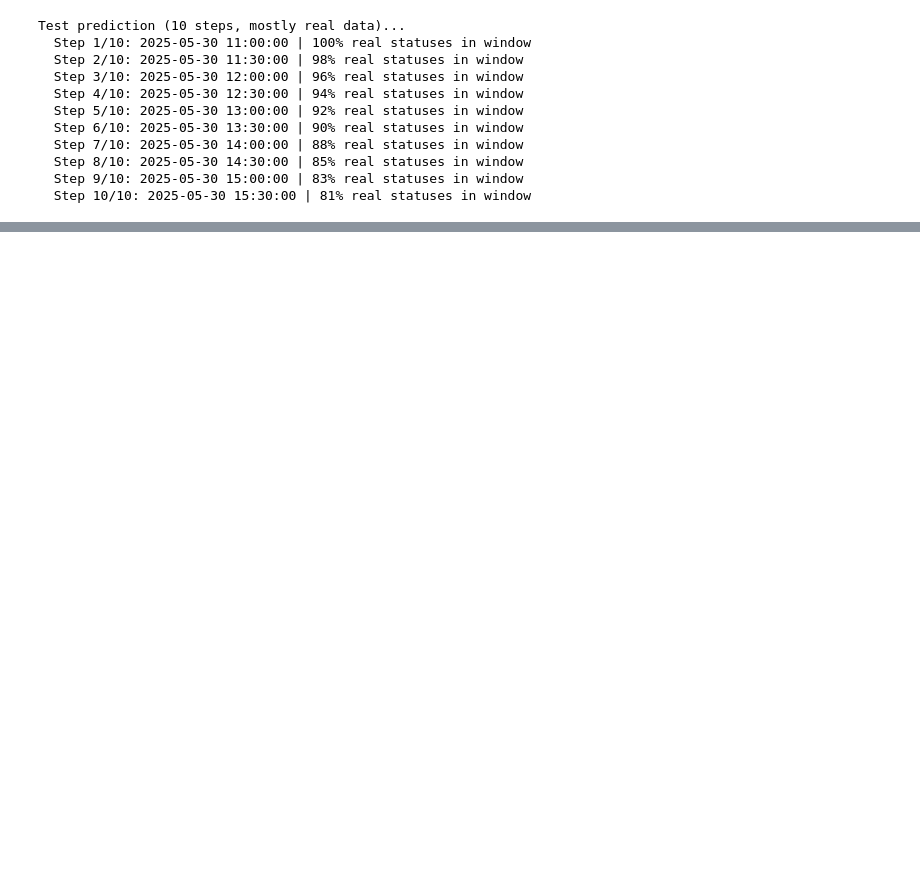
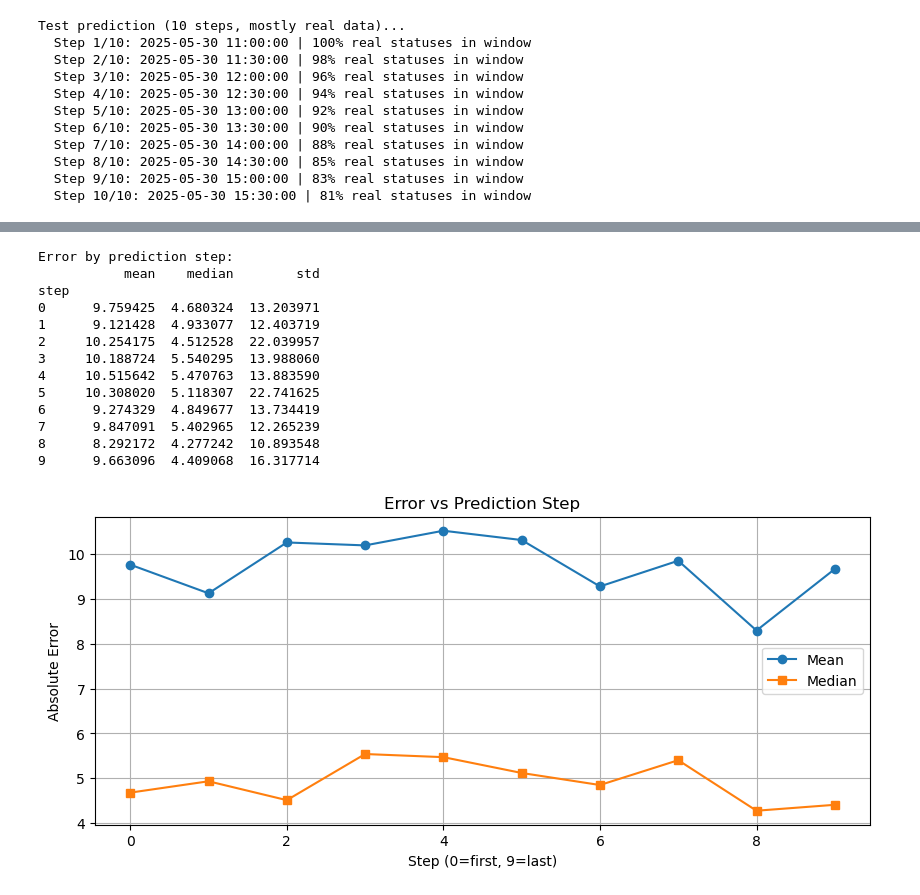
Before and after one commit to Makiavelly/Warehouse-logistics-automation-RWB, a Jupyter notebook: cnn_lstm.ipynb, the cells around one changed output, grey strips where cells are left out. Saved outputs shown, nothing was run; the diff lists cells and outputs as text; code cells hidden in the pictures; blank space fills up the shorter version.

```diff
--- a/cnn_lstm.ipynb
+++ b/cnn_lstm.ipynb
@@ -251 +279,4 @@ print(f"Parameters: {sum(p.numel() for p in model.parameters()):,}")
+# %%
+best_metric, best_epoch, best_state = float('inf'), 0, None
+checkpoint_path = 'best_model.pth'
 # %%
@@ -337,8 +347,0 @@ Ep   1 | L 0.1297 | M 0.1612 (W:0.1458 B:0.0155) *
-# %%
-time_features = ['hour_sin', 'hour_cos', 'slot_sin', 'slot_cos',
-                 'dow_sin', 'dow_cos', 'is_weekend']
-
-seq_cols = status_cols + ['target_2h']  # 9 нормализуемых
-num_seq_features = len(seq_cols) + len(time_features)  # 9 + 7 = 16
-model = DeliveryNet(nf=num_seq_features).to(device)
-model.load_state_dict(torch.load('model_weights.pth'))
@@ -644,0 +503,11 @@ torch.save(model.state_dict(), 'model_weights.pth')
+# %%
+val_df = pd.DataFrame({
+    'route_id': r_va,
+    'true': vt_d,
+    'pred': vp_d
+})
+route_errors = val_df.groupby('route_id').apply(
+    lambda g: np.abs(g['pred'] - g['true']).mean()
+).sort_values(ascending=False)
+print("\nWorst 10 routes:")
+print(route_errors.head(10))
@@ -644,0 +528,33 @@ torch.save(model.state_dict(), 'model_weights.pth')
+# %%
+val_df['error'] = np.abs(val_df['pred'] - val_df['true'])
+val_df['step'] = val_df.groupby('route_id').cumcount()
+
+error_by_step = val_df.groupby('step')['error'].agg(['mean', 'median', 'std'])
+print("\nError by prediction step:")
+print(error_by_step)
+
+import matplotlib.pyplot as plt
+plt.figure(figsize=(10, 4))
+plt.plot(error_by_step.index, error_by_step['mean'], marker='o', label='Mean')
+plt.plot(error_by_step.index, error_by_step['median'], marker='s', label='Median')
+plt.xlabel('Step (0=first, 9=last)')
+plt.ylabel('Absolute Error')
+plt.title('Error vs Prediction Step')
+plt.legend()
+plt.grid()
+plt.show()
+# %% [output]
+Error by prediction step:
+           mean    median        std
+step
+0      9.759425  4.680324  13.203971
+1      9.121428  4.933077  12.403719
+2     10.254175  4.512528  22.039957
+3     10.188724  5.540295  13.988060
+4     10.515642  5.470763  13.883590
+5     10.308020  5.118307  22.741625
+6      9.274329  4.849677  13.734419
+7      9.847091  5.402965  12.265239
+8      8.292172  4.277242  10.893548
+9      9.663096  4.409068  16.317714
+[figure, added]
```
Also changed, not shown: parts of 32 cells of this notebook, 2 other files.
